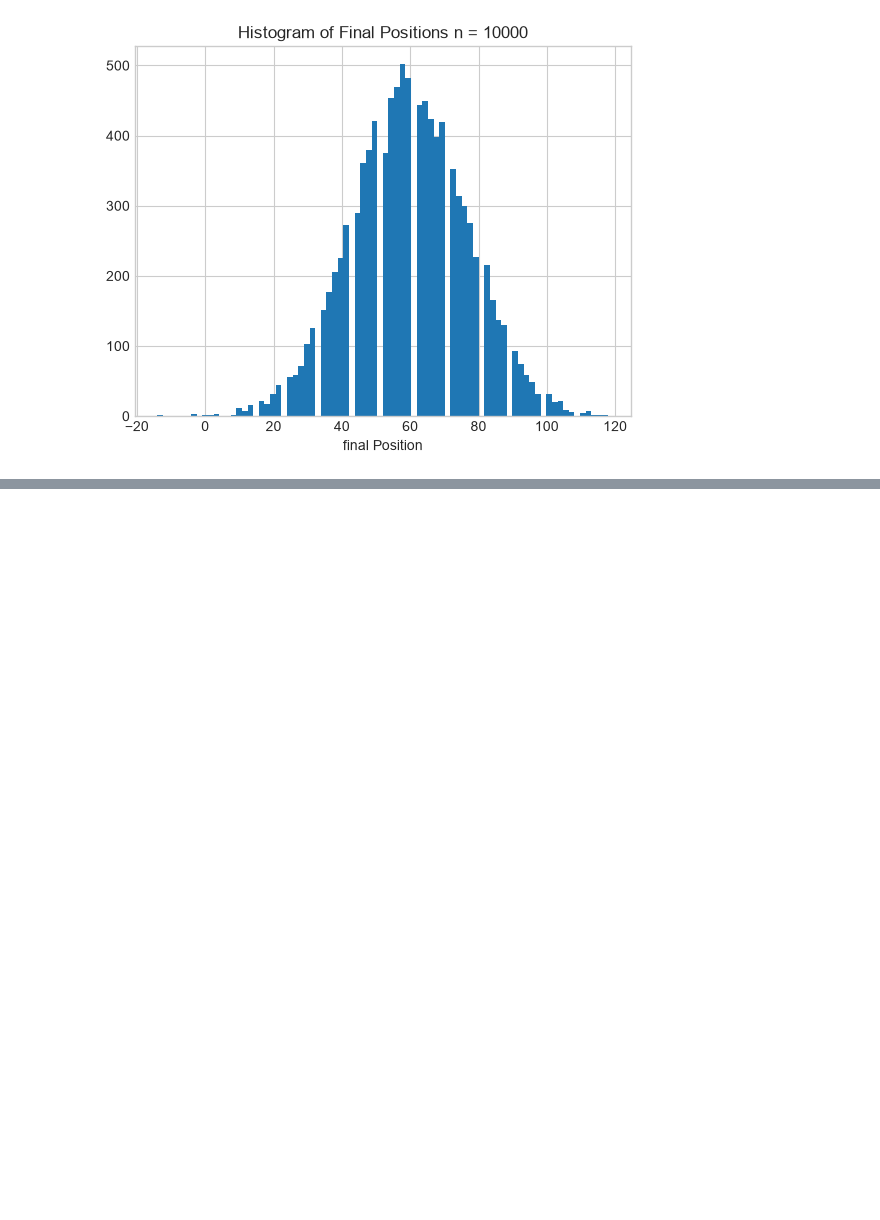
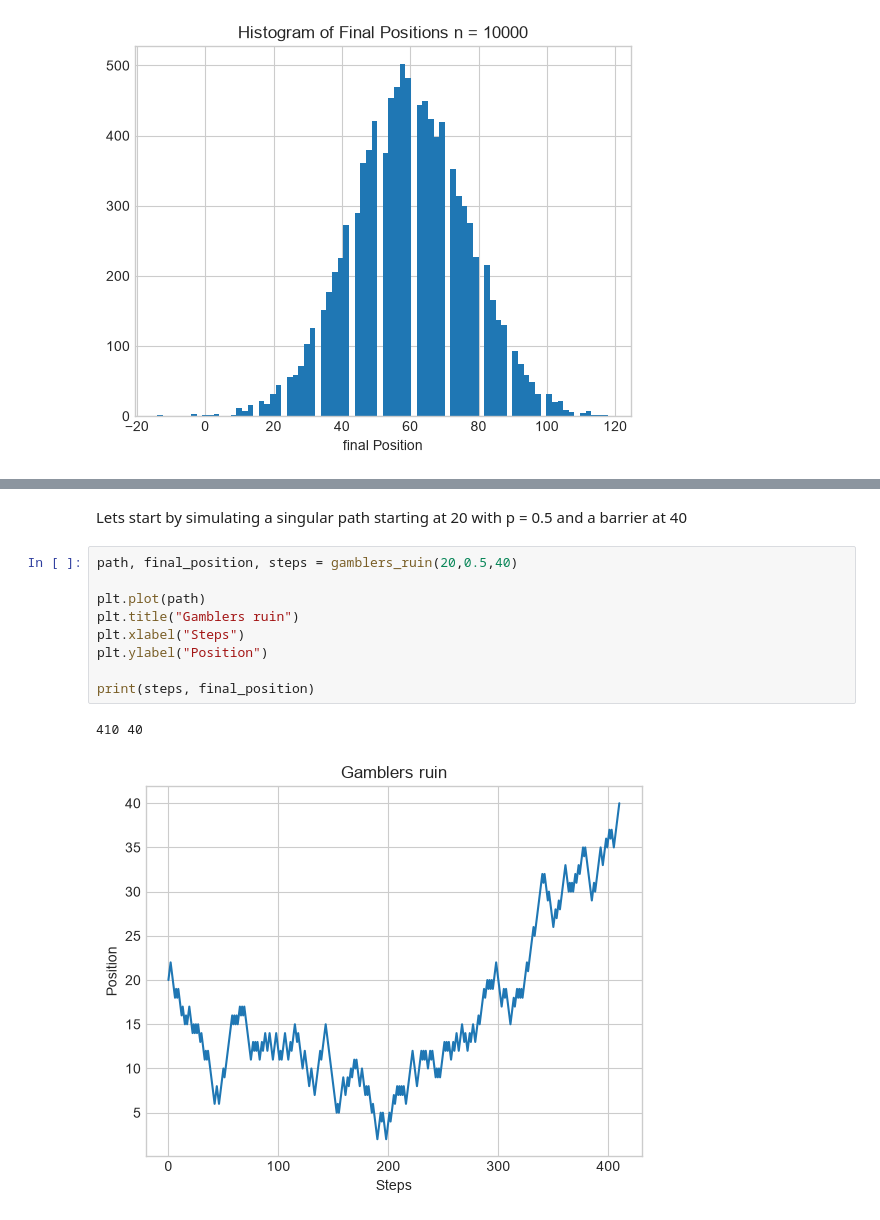
Before and after one commit to HA-Ward/Exploration-of-Stochastic-Processes-with-Computational-Implementation, a Jupyter notebook: notebooks/analysis.ipynb, the cells around one changed output, grey strips where cells are left out. Drawn from its saved outputs; the diff is of its cells as text; blank space fills up the shorter version.

```diff
--- a/notebooks/analysis.ipynb
+++ b/notebooks/analysis.ipynb
@@ -91,0 +101,14 @@ var: 287.45558524
+# %% [markdown]
+Lets start by simulating a singular path starting at 20 with p = 0.5 and a barrier at 40
+# %%
+path, final_position, steps = gamblers_ruin(20,0.5,40)
+
+plt.plot(path)
+plt.title("Gamblers ruin")
+plt.xlabel("Steps")
+plt.ylabel("Position")
+
+print(steps, final_position)
+# %% [output]
+410 40
+[figure, added]
```
Also changed, not shown: parts of 11 cells of this notebook, 1 other file.
